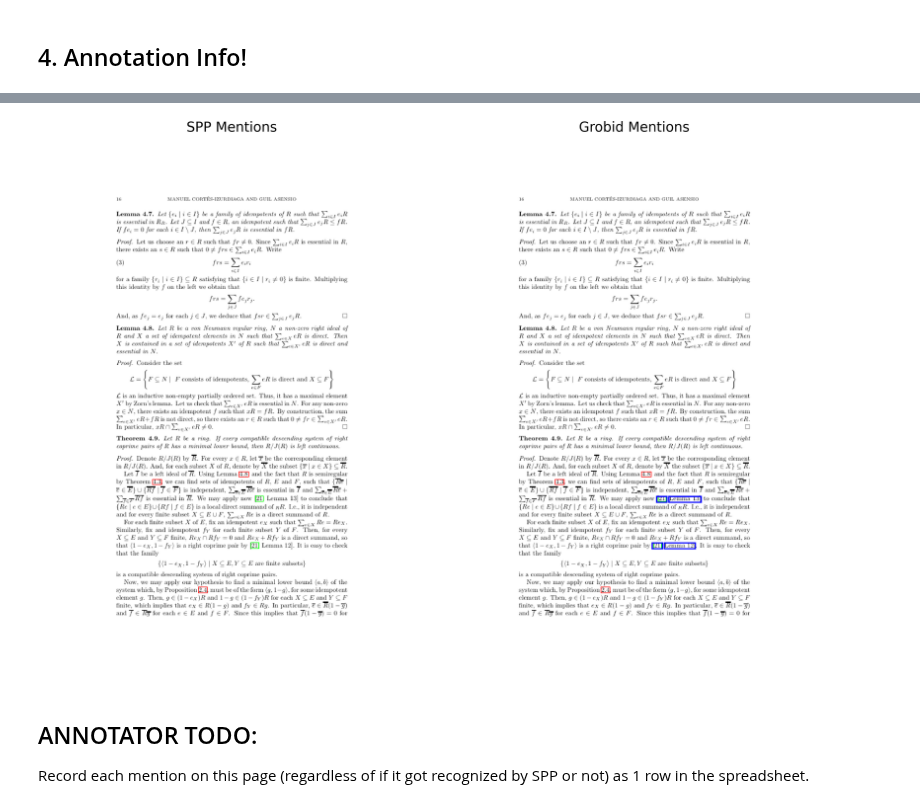
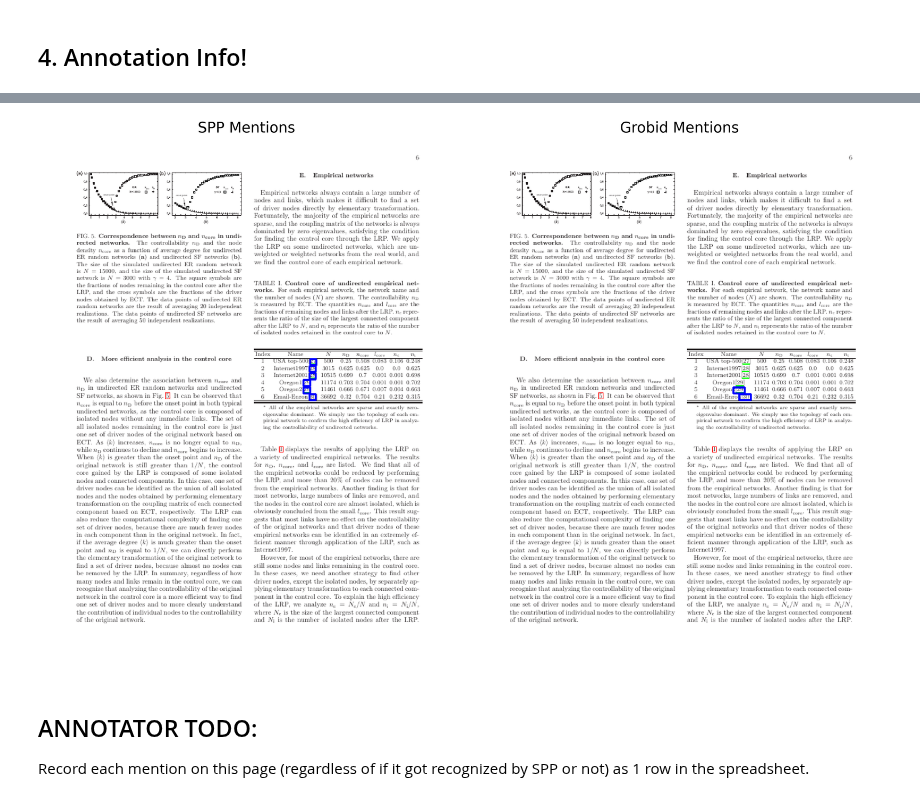
Before and after one commit to allenai/mmda, a Jupyter notebook: end_to_end_eval_easier.ipynb, the cells around one changed output, grey strips where cells are left out. Drawn from its saved outputs; the diff is of its cells as text; code cells hidden in the pictures.

Commit message:
updates to eval nb: get sources for sha via spp version, get grobid annos via s3

```diff
--- a/end_to_end_eval_easier.ipynb
+++ b/end_to_end_eval_easier.ipynb
@@ -21,4 +14,4 @@ bib_parsing_source ="bib_entry_predictor-0.0.test1|bib-entry-detector-0.0.test3|
 # ANNOTATOR TODO: change this to sha you're analyzing
 ####################################################################
 
-sha = '01713743a7fe67938b7f7a7b137711e03364d02d'
+sha = '1b5c1a116bb068e7fe503279f5fe3931f3b2def9'
@@ -142,9 +148,24 @@ def make_boxgroups_mentions(mmda_doc):
 import os
 import requests
 import json
+import boto3
 
 ####################################################################
-# ANNOTATOR TODO: Update with path to your grobid papers
+# ANNOTATOR TODO: Update with path to your grobid papers and uncomment below
+# if the s3 code doesn't work.
+# Annos are in s3://ai2-s2-mmda/citation-link-evaluation-sample-2/grobid_annotation
 ####################################################################
-with open(f'/Users/baileyk/Work/mmda/spp_grobid/{sha}.json') as f:
-    grobid_annotation = json.load(f)
+# with open(f'/Users/baileyk/Work/mmda/spp_grobid/{sha}.json') as f:
+#     grobid_annotation = json.load(f)
+
+# s3 code
+s3_resource = boto3.resource('s3')
+key = f"citation-link-evaluation-sample-2/grobid_annotation/{sha}.json"
+obj = s3_resource.Object("ai2-s2-mmda", key)
+
+try:
+    grobid_annotation = json.loads(obj.get()["Body"].read().decode("utf-8"))
+    print("grobid annos found.")
+except:
+    print(f"no grobid annotations found at s3://ai2-s2-mmda/{key}")
+    grobid_annotation = dict()
@@ -193,15 +216,18 @@ with urllib.request.urlopen(f"http://annotations-api.dev.s2.allenai.org/plain-te
                             f"annotationSources=all&attributeSources=all") as url:
     data = json.load(url)
 
-#for citation_mention '0', the bib_entry_id it's linked to is '3'.
+mention_detection_source = spp_sources_for_version["citation"]["citation-mention-source"]
+bib_mention_linker_source = spp_sources_for_version["citation"]["citation-link-source"]
+
+# ie: for citation_mention '0', the bib_entry_id it's linked to is '3'.
 citation_links = defaultdict(int)
 
 for i in data['annotationsFromSource'][f'{mention_detection_source}']['citation_mentions']:
     #set key to citation mention
-    citation_mention_id = i['attributesFromSource'][f'{mention_detection_source}']['id']
+    citation_mention_id = i['attributesFromSource'][mention_detection_source]['id']
 
     #set value to bib entry id
-    linked_bib_id = i['attributesFromSource'][f'{bib_mention_linker_source}']['bib_entry_id']
+    linked_bib_id = i['attributesFromSource'][bib_mention_linker_source]['bib_entry_id']
 
     #add to list of citation link data
     citation_links[citation_mention_id] = int(linked_bib_id)
@@ -293,35 +321,35 @@ from matplotlib.pyplot import figure
 
 
 rows = 1
 columns = 2
 fontsize = 48
 
 #spp
 #make boxes and save as image
 dic_boxgroups = make_boxgroups_mentions(mmda_doc)
-image1 = draw_boxgroups(mmda_doc.images[annot_page-1], list(dic_boxgroups[1]))
+image1 = draw_boxgroups(mmda_doc.images[annot_page-1], list(dic_boxgroups[annot_page-1]))
 
 #plot
 fig = plt.figure(figsize=(50, 50))
 fig.add_subplot(rows, columns, 1)
 plt.axis('off')
 plt.title("SPP Mentions",fontdict={'fontsize': fontsize})
 plt.imshow(image1)
 
 
 #grobid
 #make boxes and save as image
 boxgroups = make_boxgroup_mentions_from_grobid(grobid_annotation)
 image2 = draw_boxgroups(mmda_doc.images[annot_page-1], list(boxgroups[annot_page]))
 
 #plot side by side
 fig.add_subplot(rows, columns, 2)
 plt.axis('off')
 plt.title("Grobid Mentions",fontdict={'fontsize': fontsize})
 plt.imshow(image2)
 plt.subplots_adjust(bottom=0.15, wspace=0.05)
 # %% [output]
-[figure, old version]
+[figure, new version]
 # %% [markdown]
 ## ANNOTATOR TODO:
 Record each mention on this page (regardless of if it got recognized by SPP or not) as 1 row in the spreadsheet.
```
Also changed, not shown: parts of 10 cells of this notebook.
